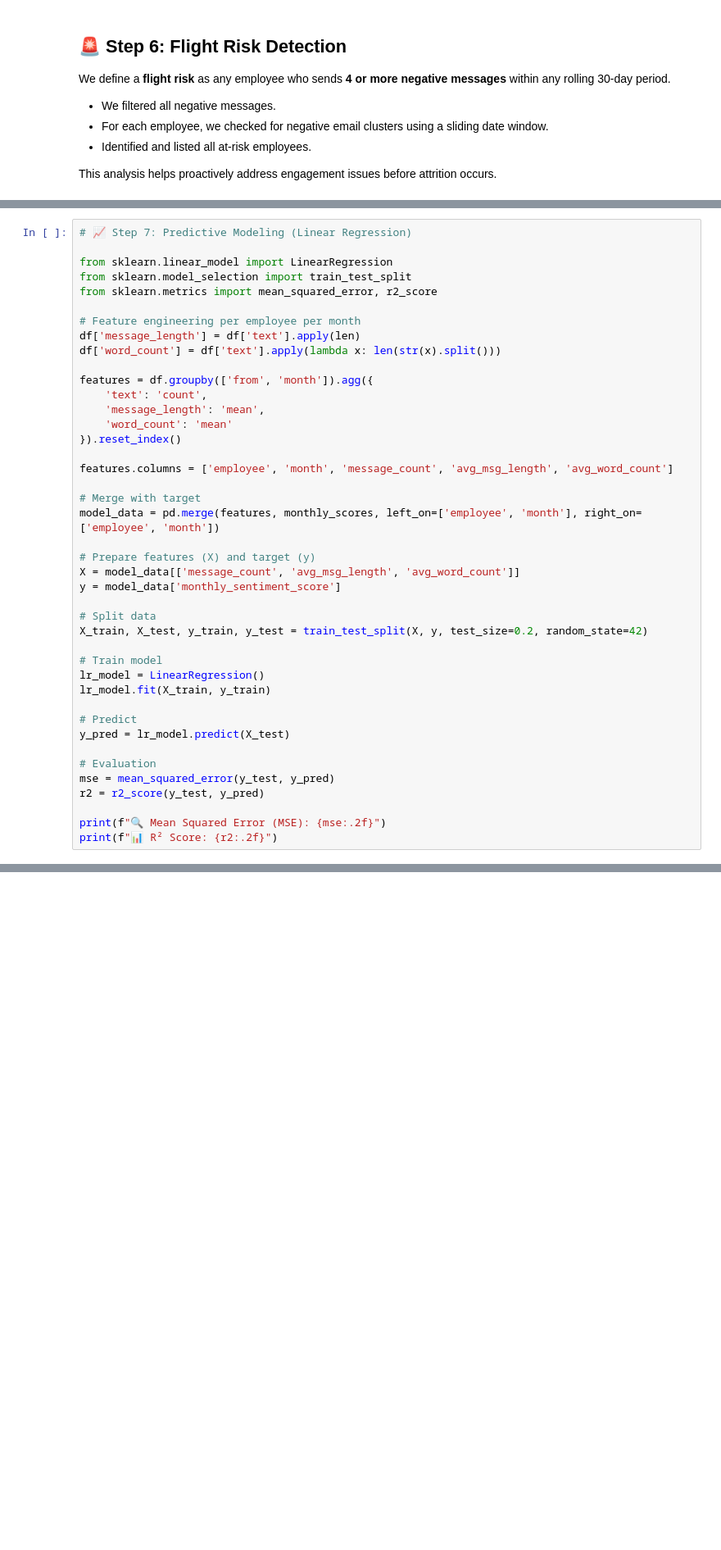
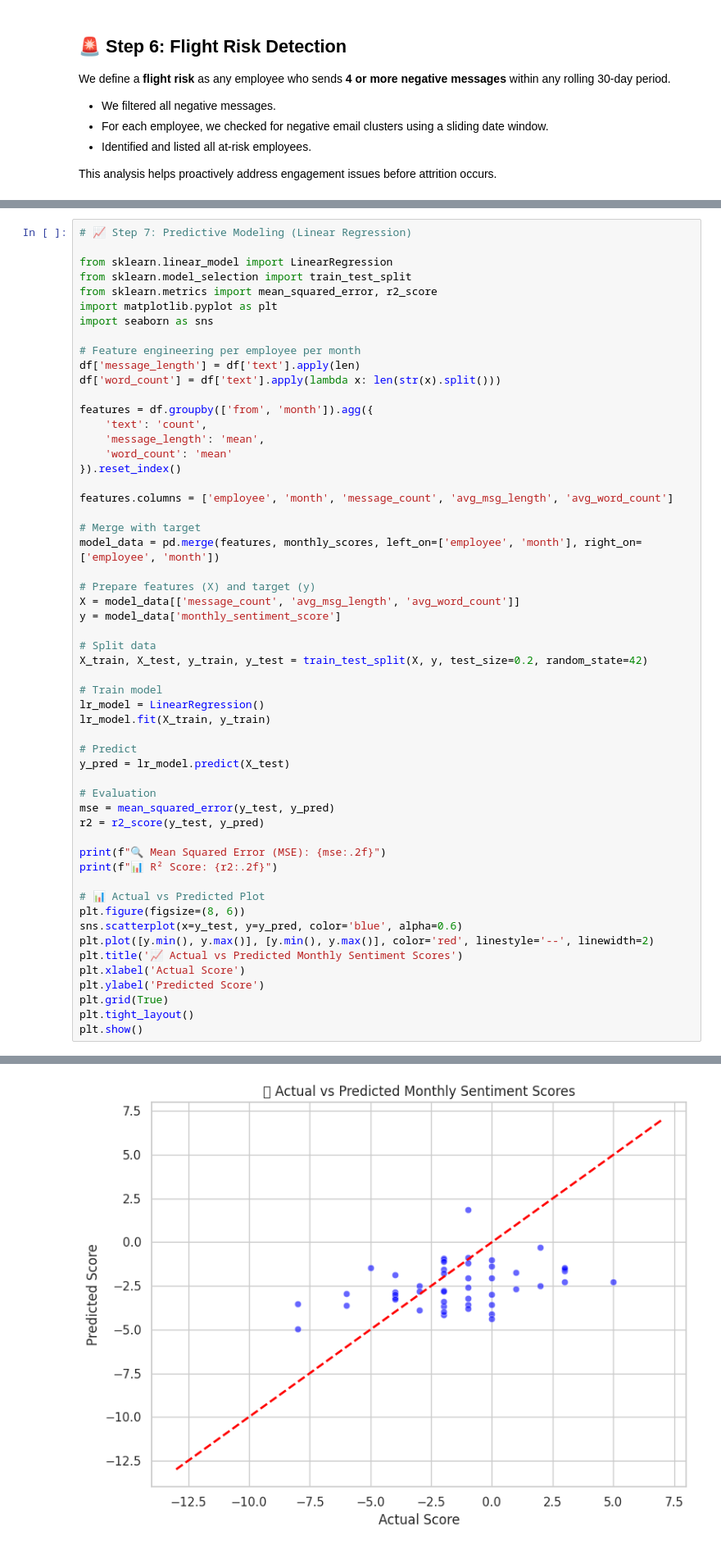
Before and after one commit to Ansh701/Ai-Project-Submission, a Jupyter notebook: main.ipynb, the cells around one changed output, grey strips where cells are left out. Shown at 82% size. Drawn from its saved outputs; the diff is of its cells as text; blank space fills up the shorter version.

```diff
--- a/main.ipynb
+++ b/main.ipynb
@@ -317,6 +544,8 @@ This predictive model can help anticipate engagement patterns based on communica
 from sklearn.linear_model import LinearRegression
 from sklearn.model_selection import train_test_split
 from sklearn.metrics import mean_squared_error, r2_score
+import matplotlib.pyplot as plt
+import seaborn as sns
 
 # Feature engineering per employee per month
 df['message_length'] = df['text'].apply(len)
@@ -329,30 +558,42 @@ features = df.groupby(['from', 'month']).agg({
 }).reset_index()
 
 features.columns = ['employee', 'month', 'message_count', 'avg_msg_length', 'avg_word_count']
 
 # Merge with target
 model_data = pd.merge(features, monthly_scores, left_on=['employee', 'month'], right_on=['employee', 'month'])
 
 # Prepare features (X) and target (y)
 X = model_data[['message_count', 'avg_msg_length', 'avg_word_count']]
 y = model_data['monthly_sentiment_score']
 
 # Split data
 X_train, X_test, y_train, y_test = train_test_split(X, y, test_size=0.2, random_state=42)
 
 # Train model
 lr_model = LinearRegression()
 lr_model.fit(X_train, y_train)
 
 # Predict
 y_pred = lr_model.predict(X_test)
 
 # Evaluation
 mse = mean_squared_error(y_test, y_pred)
 r2 = r2_score(y_test, y_pred)
 
 print(f"🔍 Mean Squared Error (MSE): {mse:.2f}")
 print(f"📊 R² Score: {r2:.2f}")
+
+# 📊 Actual vs Predicted Plot
+plt.figure(figsize=(8, 6))
+sns.scatterplot(x=y_test, y=y_pred, color='blue', alpha=0.6)
+plt.plot([y.min(), y.max()], [y.min(), y.max()], color='red', linestyle='--', linewidth=2)
+plt.title('📈 Actual vs Predicted Monthly Sentiment Scores')
+plt.xlabel('Actual Score')
+plt.ylabel('Predicted Score')
+plt.grid(True)
+plt.tight_layout()
+plt.show()
 # %% [output]
 🔍 Mean Squared Error (MSE): 7.70
 📊 R² Score: -0.04
+[figure, added]
```
Also changed, not shown: parts of 4 cells of this notebook.
